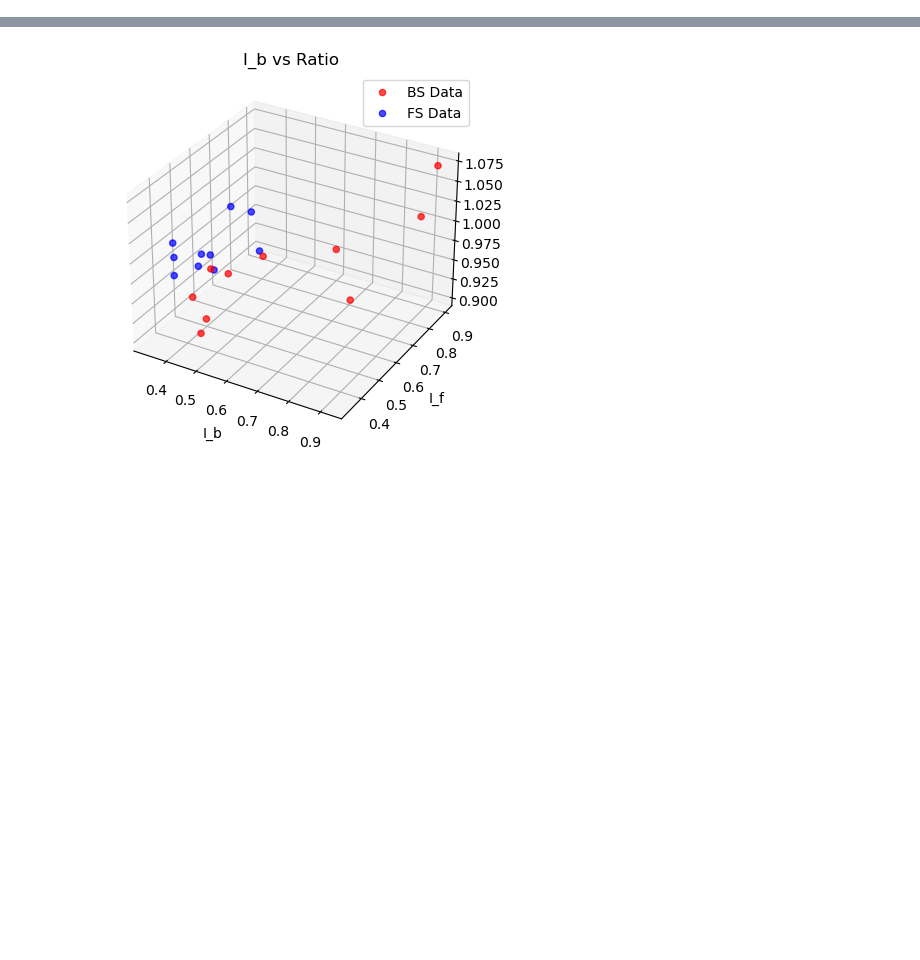
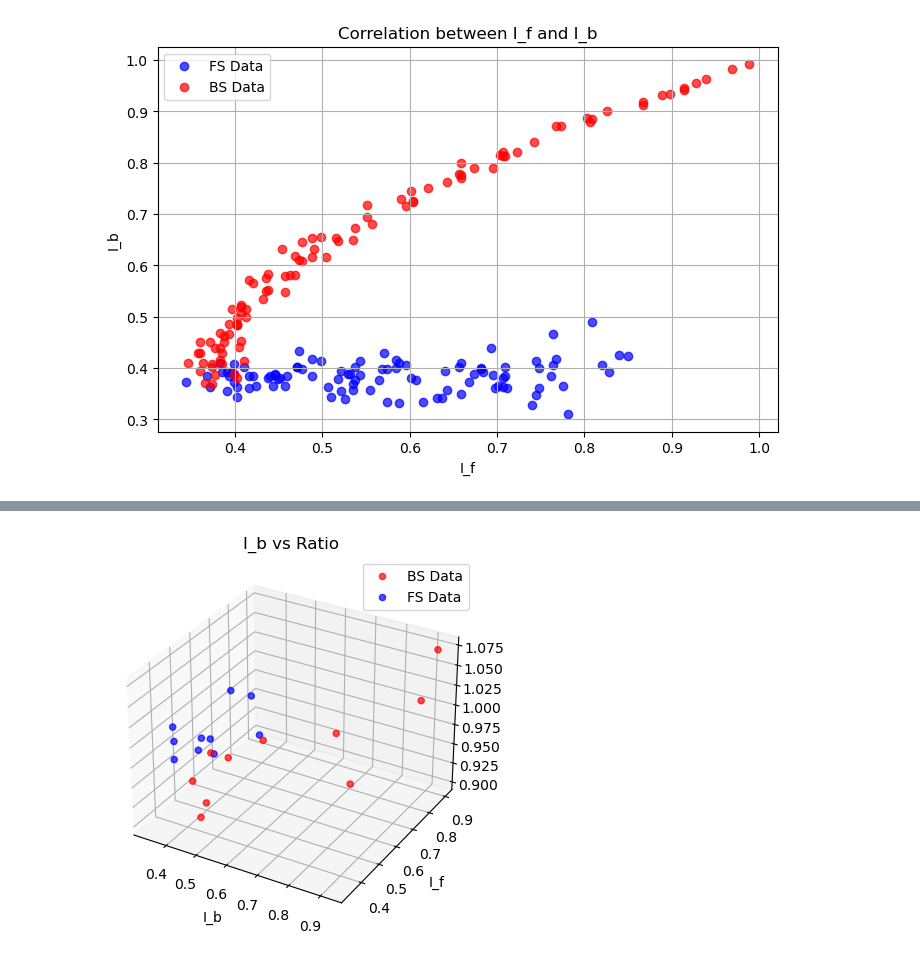
Before and after one commit to SNUPEL/2024_JSSP_GA, a Jupyter notebook: postprocessing/APMS.ipynb, the cells around one changed output, grey strips where cells are left out. Drawn from its saved outputs; the diff is of its cells as text; code cells hidden in the pictures; blank space fills up the shorter version.

```diff
--- a/postprocessing/APMS.ipynb
+++ b/postprocessing/APMS.ipynb
@@ -130,0 +136,19 @@ plt.show()
+# %%
+import matplotlib.pyplot as plt
+
+# 그래프 그리기
+plt.figure(figsize=(8, 5))
+plt.scatter(fs_data['I_f'], fs_data['I_b'], color='b', alpha=0.7, label='FS Data')
+plt.scatter(bs_data['I_f'], bs_data['I_b'], color='r', alpha=0.7, label='BS Data')
+
+# 그래프 꾸미기
+plt.xlabel('I_f')
+plt.ylabel('I_b')
+plt.title('Correlation between I_f and I_b')
+plt.legend()
+plt.grid(True)
+
+# 그래프 표시
+plt.show()
+# %% [output]
+[figure, added]
```
Also changed, not shown: parts of 9 cells of this notebook, 7 other files.
